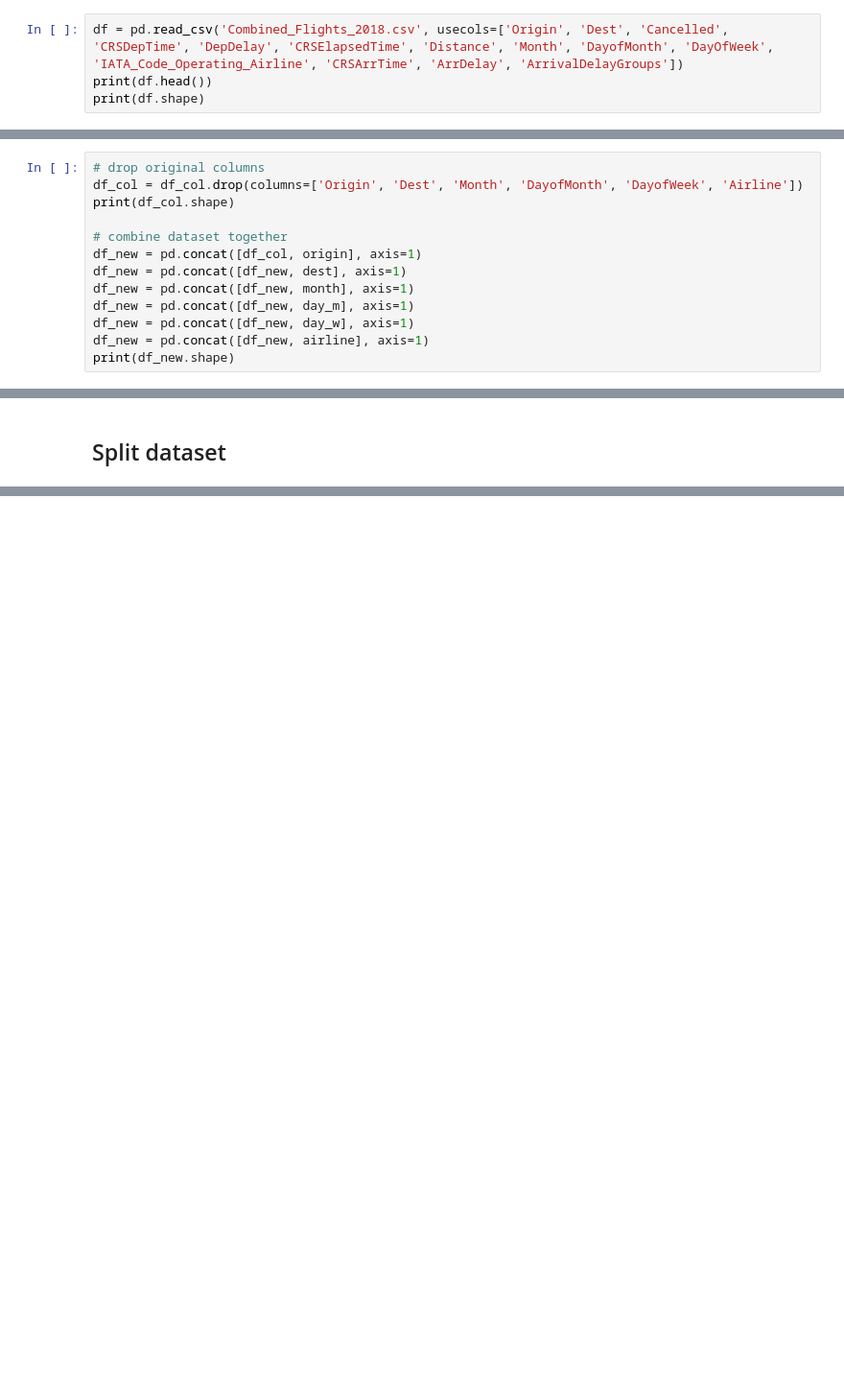
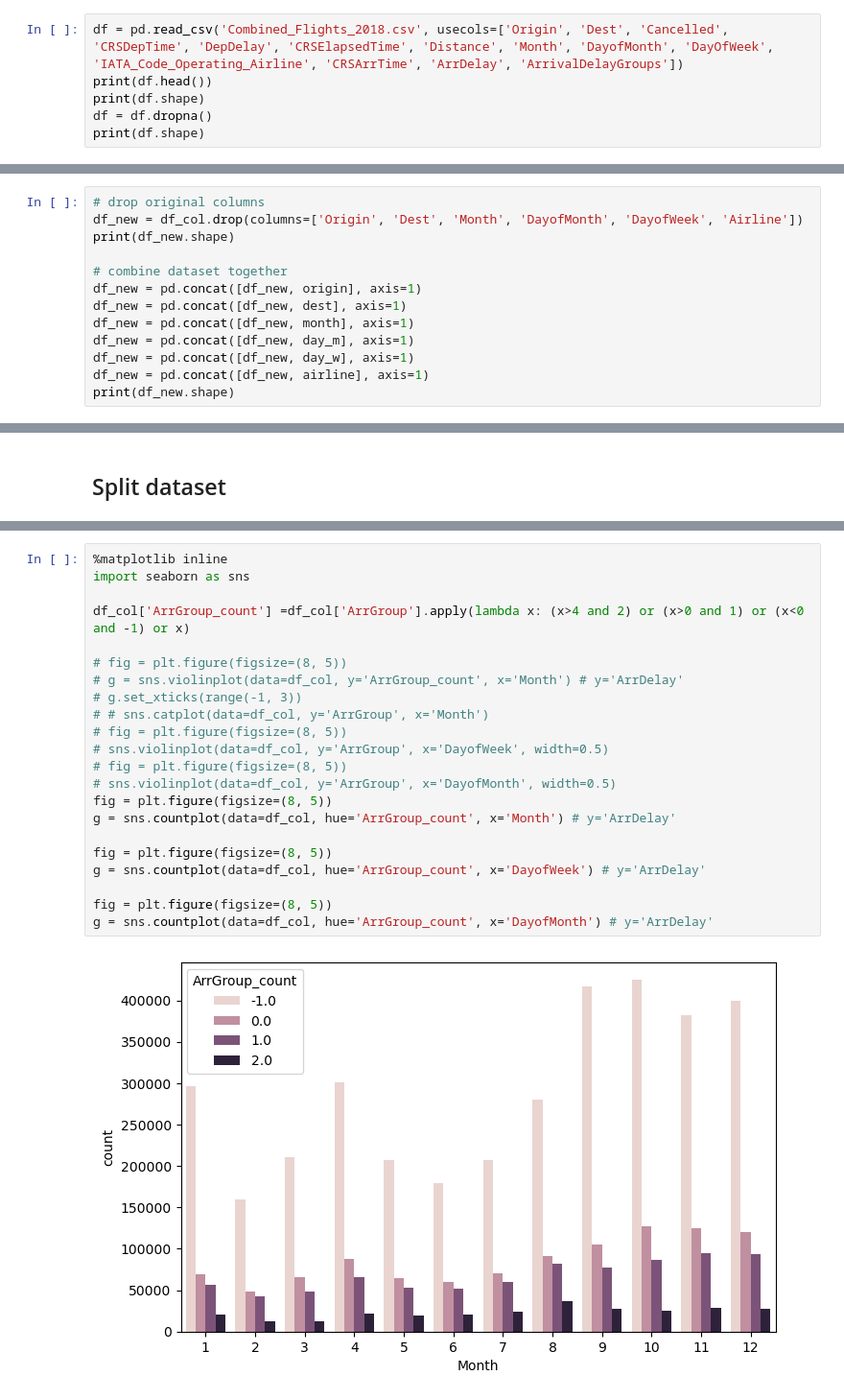
Before and after one commit to Cindyhui22/CS412_project, a Jupyter notebook: CS412_project.ipynb, the cells around one changed output, grey strips where cells are left out. Shown at 96% size. Drawn from its saved outputs; the diff is of its cells as text; blank space fills up the shorter version.

```diff
--- a/CS412_project.ipynb
+++ b/CS412_project.ipynb
@@ -13,6 +13,8 @@ import sklearn
 df = pd.read_csv('Combined_Flights_2018.csv', usecols=['Origin', 'Dest', 'Cancelled', 'CRSDepTime', 'DepDelay', 'CRSElapsedTime', 'Distance', 'Month', 'DayofMonth', 'DayOfWeek', 'IATA_Code_Operating_Airline', 'CRSArrTime', 'ArrDelay', 'ArrivalDelayGroups'])
 print(df.head())
 print(df.shape)
+df = df.dropna()
+print(df.shape)
 # %% [output]
   Origin Dest  Cancelled  CRSDepTime  DepDelay  CRSElapsedTime  Distance  \
 0    ABY  ATL      False        1202      -5.0            62.0     145.0
@@ -84,10 +86,10 @@ print(airline.shape)
 # %%
 # drop original columns
-df_col = df_col.drop(columns=['Origin', 'Dest', 'Month', 'DayofMonth', 'DayofWeek', 'Airline'])
-print(df_col.shape)
+df_new = df_col.drop(columns=['Origin', 'Dest', 'Month', 'DayofMonth', 'DayofWeek', 'Airline'])
+print(df_new.shape)
 
 # combine dataset together
-df_new = pd.concat([df_col, origin], axis=1)
+df_new = pd.concat([df_new, origin], axis=1)
 df_new = pd.concat([df_new, dest], axis=1)
 df_new = pd.concat([df_new, month], axis=1)
 df_new = pd.concat([df_new, day_m], axis=1)
@@ -171,0 +185,24 @@ print(y_training.shape, y_val.shape, y_test.shape)
+# %%
+%matplotlib inline
+import seaborn as sns
+
+df_col['ArrGroup_count'] =df_col['ArrGroup'].apply(lambda x: (x>4 and 2) or (x>0 and 1) or (x<0 and -1) or x)
+
+# fig = plt.figure(figsize=(8, 5))
+# g = sns.violinplot(data=df_col, y='ArrGroup_count', x='Month') # y='ArrDelay'
+# g.set_xticks(range(-1, 3))
+# # sns.catplot(data=df_col, y='ArrGroup', x='Month')
+# fig = plt.figure(figsize=(8, 5))
+# sns.violinplot(data=df_col, y='ArrGroup', x='DayofWeek', width=0.5)
+# fig = plt.figure(figsize=(8, 5))
+# sns.violinplot(data=df_col, y='ArrGroup', x='DayofMonth', width=0.5)
+fig = plt.figure(figsize=(8, 5))
+g = sns.countplot(data=df_col, hue='ArrGroup_count', x='Month') # y='ArrDelay'
+
+fig = plt.figure(figsize=(8, 5))
+g = sns.countplot(data=df_col, hue='ArrGroup_count', x='DayofWeek') # y='ArrDelay'
+
+fig = plt.figure(figsize=(8, 5))
+g = sns.countplot(data=df_col, hue='ArrGroup_count', x='DayofMonth') # y='ArrDelay'
+# %% [output]
+[figure, added]
```
Also changed, not shown: parts of 26 cells of this notebook.
